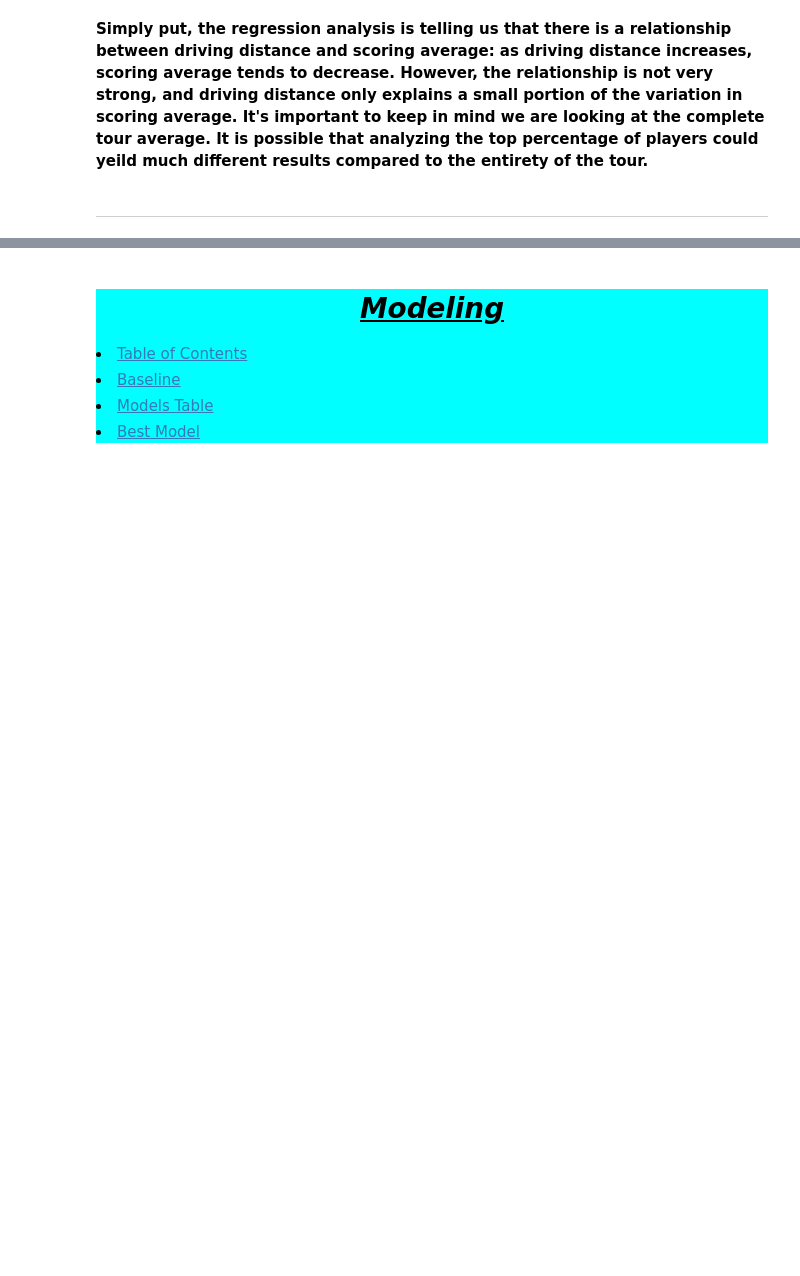
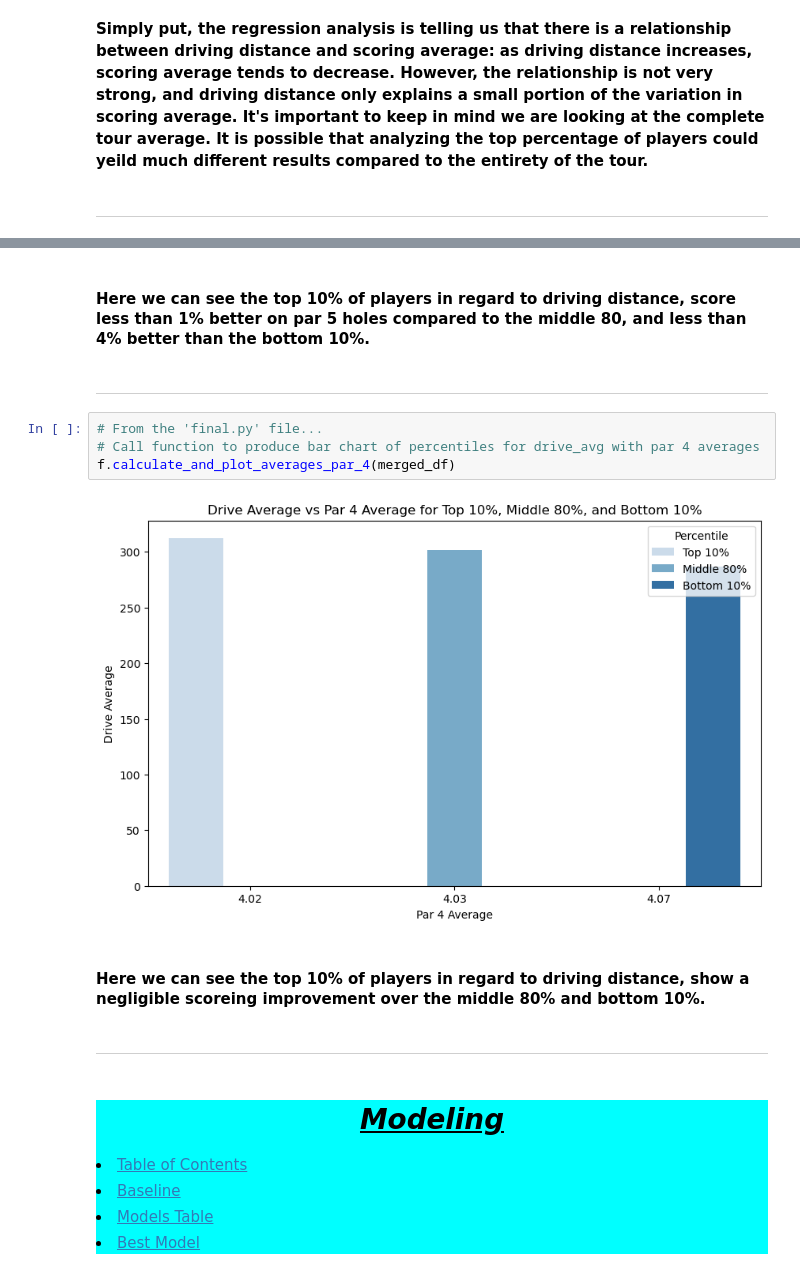
Before and after one commit to Birdie-Eye-View/Capstone-Project, a Jupyter notebook: notebooks/final_report.ipynb, the cells around one changed output, grey strips where cells are left out. Saved outputs shown, nothing was run; the diff lists cells and outputs as text; blank space fills up the shorter version.

```diff
--- a/notebooks/final_report.ipynb
+++ b/notebooks/final_report.ipynb
@@ -198,3 +286,17 @@ Coefficient of determination: 0.28
+# %% [markdown]
+#### Here we can see the top 10% of players in regard to driving distance, score less than 1% better on par 5 holes compared to the middle 80, and less than 4% better than the bottom 10%.
+# %% [markdown]
+---
+# %%
+# From the 'final.py' file...
+# Call function to produce bar chart of percentiles for drive_avg with par 4 averages
+f.calculate_and_plot_averages_par_4(merged_df)
+# %% [output]
+[figure, added]
+# %% [markdown]
+#### Here we can see the top 10% of players in regard to driving distance, show a negligible scoreing improvement over the middle 80% and bottom 10%.
+# %% [markdown]
+---
 # %% [markdown]
 <div style='background-color: cyan'>
 <a id='model'></a>
```
Also changed, not shown: parts of 52 cells of this notebook, 1 other file.
